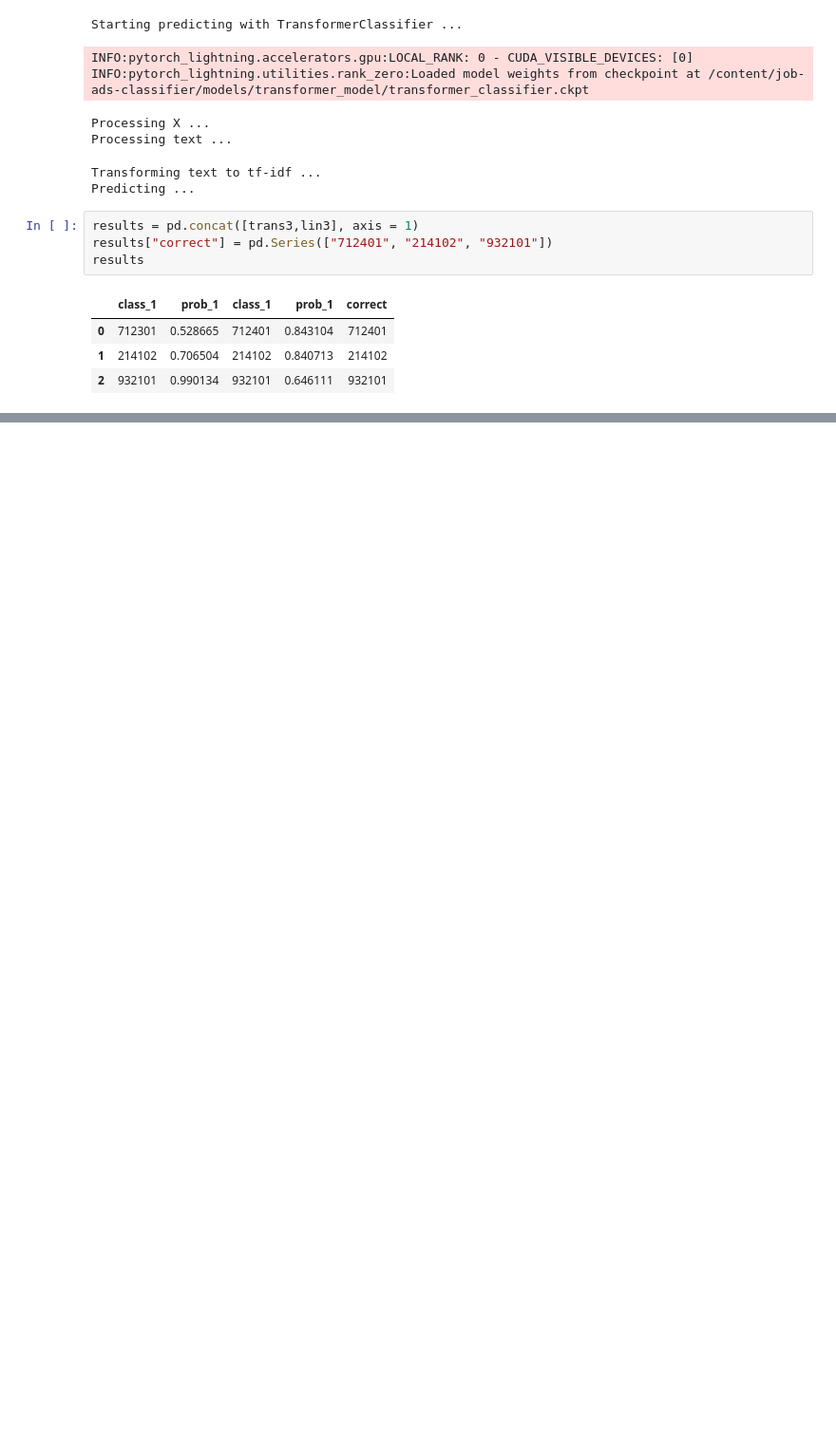
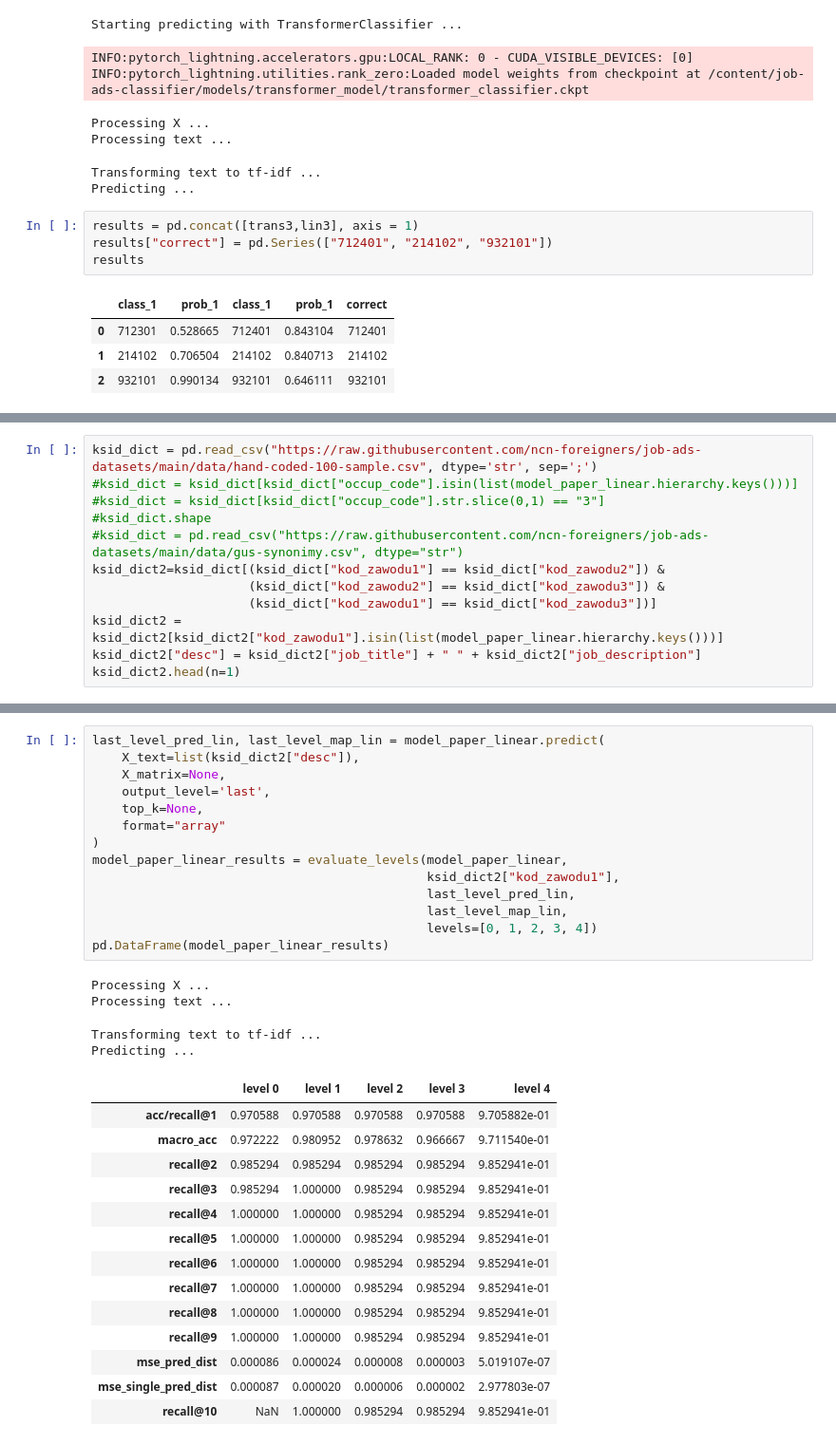
Before and after one commit to ONLABSPL/job-ads-classifier, a Jupyter notebook: job_classification_examples.ipynb, the cells around one changed output, grey strips where cells are left out. Shown at 95% size. Saved outputs shown, nothing was run; the diff lists cells and outputs as text; blank space fills up the shorter version.

```diff
--- a/job_classification_examples.ipynb
+++ b/job_classification_examples.ipynb
@@ -339,0 +394,12 @@ results
+# %%
+ksid_dict = pd.read_csv("https://raw.githubusercontent.com/ncn-foreigners/job-ads-datasets/main/data/hand-coded-100-sample.csv", dtype='str', sep=';')
+#ksid_dict = ksid_dict[ksid_dict["occup_code"].isin(list(model_paper_linear.hierarchy.keys()))]
+#ksid_dict = ksid_dict[ksid_dict["occup_code"].str.slice(0,1) == "3"]
+#ksid_dict.shape
+#ksid_dict = pd.read_csv("https://raw.githubusercontent.com/ncn-foreigners/job-ads-datasets/main/data/gus-synonimy.csv", dtype="str")
+ksid_dict2=ksid_dict[(ksid_dict["kod_zawodu1"] == ksid_dict["kod_zawodu2"]) &
+                     (ksid_dict["kod_zawodu2"] == ksid_dict["kod_zawodu3"]) &
+                     (ksid_dict["kod_zawodu1"] == ksid_dict["kod_zawodu3"])]
+ksid_dict2 = ksid_dict2[ksid_dict2["kod_zawodu1"].isin(list(model_paper_linear.hierarchy.keys()))]
+ksid_dict2["desc"] = ksid_dict2["job_title"] + " " + ksid_dict2["job_description"]
+ksid_dict2.head(n=1)
@@ -339,0 +409,33 @@ results
+# %%
+last_level_pred_lin, last_level_map_lin = model_paper_linear.predict(
+    X_text=list(ksid_dict2["desc"]),
+    X_matrix=None,
+    output_level='last',
+    top_k=None,
+    format="array"
+)
+model_paper_linear_results = evaluate_levels(model_paper_linear,
+                                             ksid_dict2["kod_zawodu1"],
+                                             last_level_pred_lin,
+                                             last_level_map_lin,
+                                             levels=[0, 1, 2, 3, 4])
+pd.DataFrame(model_paper_linear_results)
+# %% [output]
+Processing X ...
+Processing text ...
+Transforming text to tf-idf ...
+Predicting ...
+|  | level 0 | level 1 | level 2 | level 3 | level 4 |
+| acc/recall@1 | 0.970588 | 0.970588 | 0.970588 | 0.970588 | 9.705882e-01 |
+| macro_acc | 0.972222 | 0.980952 | 0.978632 | 0.966667 | 9.711540e-01 |
+| recall@2 | 0.985294 | 0.985294 | 0.985294 | 0.985294 | 9.852941e-01 |
+| recall@3 | 0.985294 | 1.000000 | 0.985294 | 0.985294 | 9.852941e-01 |
+| recall@4 | 1.000000 | 1.000000 | 0.985294 | 0.985294 | 9.852941e-01 |
+| recall@5 | 1.000000 | 1.000000 | 0.985294 | 0.985294 | 9.852941e-01 |
+| recall@6 | 1.000000 | 1.000000 | 0.985294 | 0.985294 | 9.852941e-01 |
+| recall@7 | 1.000000 | 1.000000 | 0.985294 | 0.985294 | 9.852941e-01 |
+| recall@8 | 1.000000 | 1.000000 | 0.985294 | 0.985294 | 9.852941e-01 |
+| recall@9 | 1.000000 | 1.000000 | 0.985294 | 0.985294 | 9.852941e-01 |
+| mse_pred_dist | 0.000086 | 0.000024 | 0.000008 | 0.000003 | 5.019107e-07 |
+| mse_single_pred_dist | 0.000087 | 0.000020 | 0.000006 | 0.000002 | 2.977803e-07 |
+| recall@10 | NaN | 1.000000 | 0.985294 | 0.985294 | 9.852941e-01 |
```
Also changed, not shown: parts of 5 cells of this notebook.
